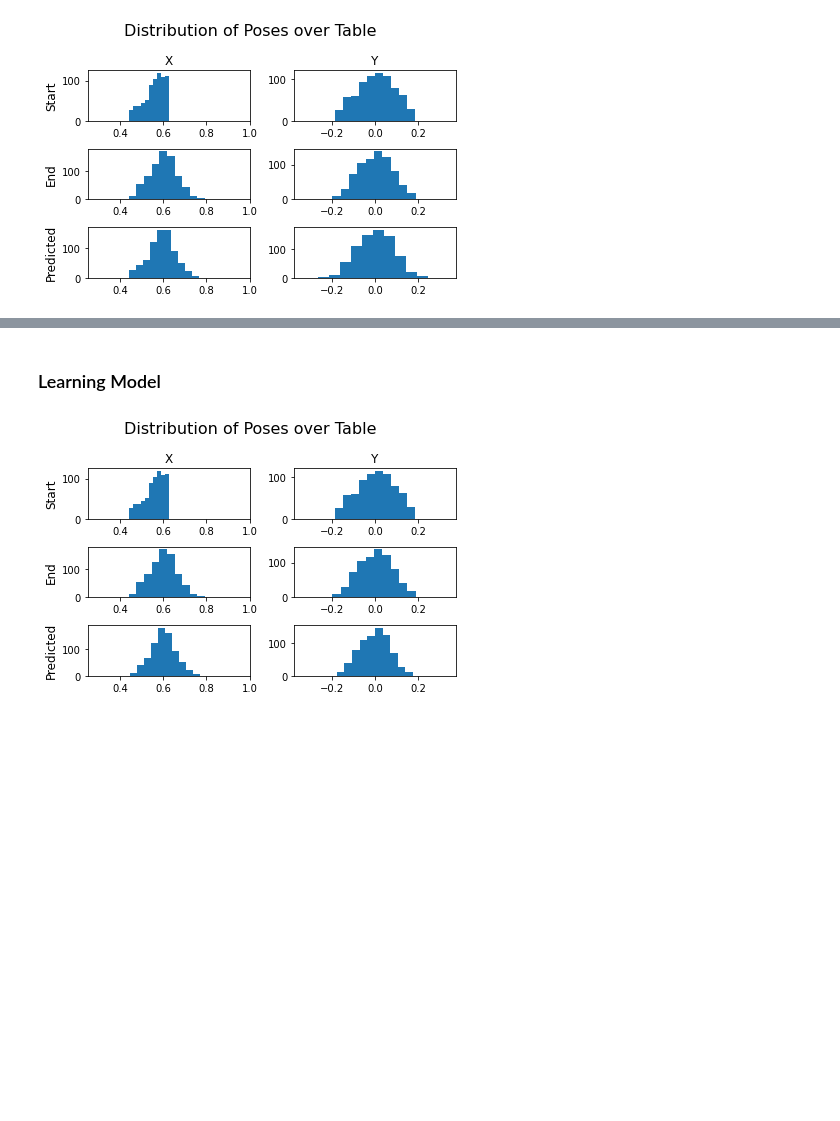
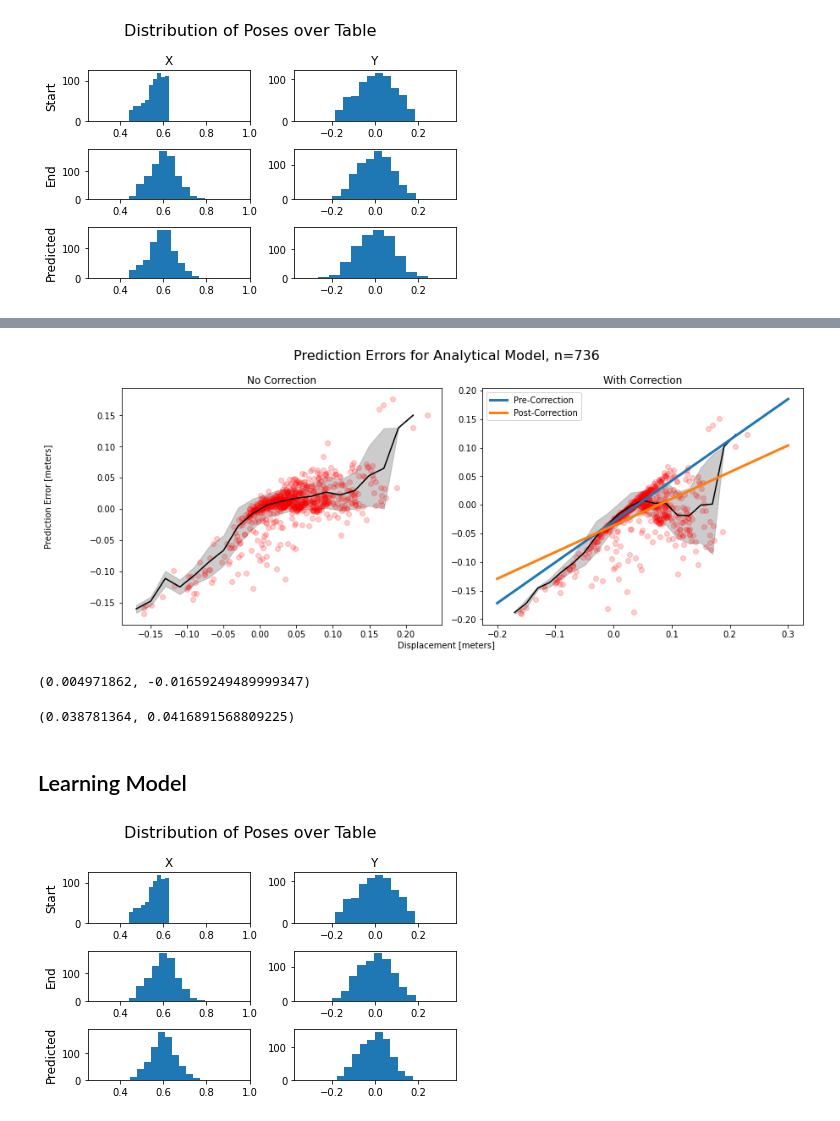
Before and after one commit to kYamek/Panda, a Jupyter notebook: analysis.ipynb, the cells around one changed output, grey strips where cells are left out. Saved outputs shown, nothing was run; the diff lists cells and outputs as text; code cells hidden in the pictures; blank space fills up the shorter version.

```diff
--- a/analysis.ipynb
+++ b/analysis.ipynb
@@ -186,5 +216,53 @@ plot_displacement_vs_l1_norm(displacements, errors)
+# %%
+fig, ax = plt.subplots(1, 2, figsize=(12, 5))
+
+enable_scatter = True
+
+bins_plt1, means1, std1 = plot_displacement_vs_l1_norm(analytical_displacements, analytical_errors)
+ax[0].plot(bins_plt1, means1, '-', color="black")
+ax[0].fill_between(bins_plt1, means1 - std1, means1 + std1, color='gray', alpha=0.4)
+
+bins_plt, means, std = plot_displacement_vs_l1_norm(displacements, errors)
+ax[1].plot(bins_plt, means, '-', color="black")
+ax[1].fill_between(bins_plt, means - std, means + std, color='gray', alpha=0.4)
+
+if enable_scatter:
+    ax[0].scatter(analytical_displacements, analytical_errors, c='red', alpha=0.2)
+    ax[1].scatter(displacements, errors, c='red', alpha=0.2)
+
+# reg1 = LinearRegression().fit(displacements[:, np.newaxis], errors[:, np.newaxis])
+X_test = np.arange(-0.2, 0.35, 0.05)[:, np.newaxis]
+y_test = reg.predict(X_test)
+ax[1].plot(X_test, y_test, label='Pre-Correction', linewidth=3)
+reg1 = LinearRegression().fit(displacements[:, np.newaxis], errors[:, np.newaxis])
+X_test = np.arange(-0.2, 0.35, 0.05)[:, np.newaxis]
+y_test = reg1.predict(X_test)
+ax[1].plot(X_test, y_test, label='Post-Correction', linewidth=3)
+
+ax[0].set_title('No Correction')
+ax[1].set_title('With Correction')
+
+# rows = ['No Correction', 'With Correction']
+# for a, row in zip(ax[0], rows):
+#     a.set_ylabel(row, size='large')
+fig.text(0.5, 0.0, 'Displacement [meters]', ha='center')
+fig.text(-0.05, 0.5, 'Prediction Error [meters]', va='center', rotation='vertical')
+plt.suptitle('Prediction Errors for Analytical Model, n=736', fontsize=16)
+plt.tight_layout()
+plt.legend()
+plt.show()
+# %% [output]
+[figure, added]
+# %%
+np.mean(analytical_errors), np.mean(errors)
+# %% [output]
+(0.004971862, -0.01659249489999347)
+# %%
+np.std(analytical_errors), np.std(errors)
+# %% [output]
+(0.038781364, 0.0416891568809225)
 # %% [markdown]
-### Learning Model
+## Learning Model
 # %%
 displacements, errors, predicted_poses = \
     evaluate_model('learning', start_poses, end_poses, contour_pts, ee_vels)
```
Also changed, not shown: parts of 21 cells of this notebook.
